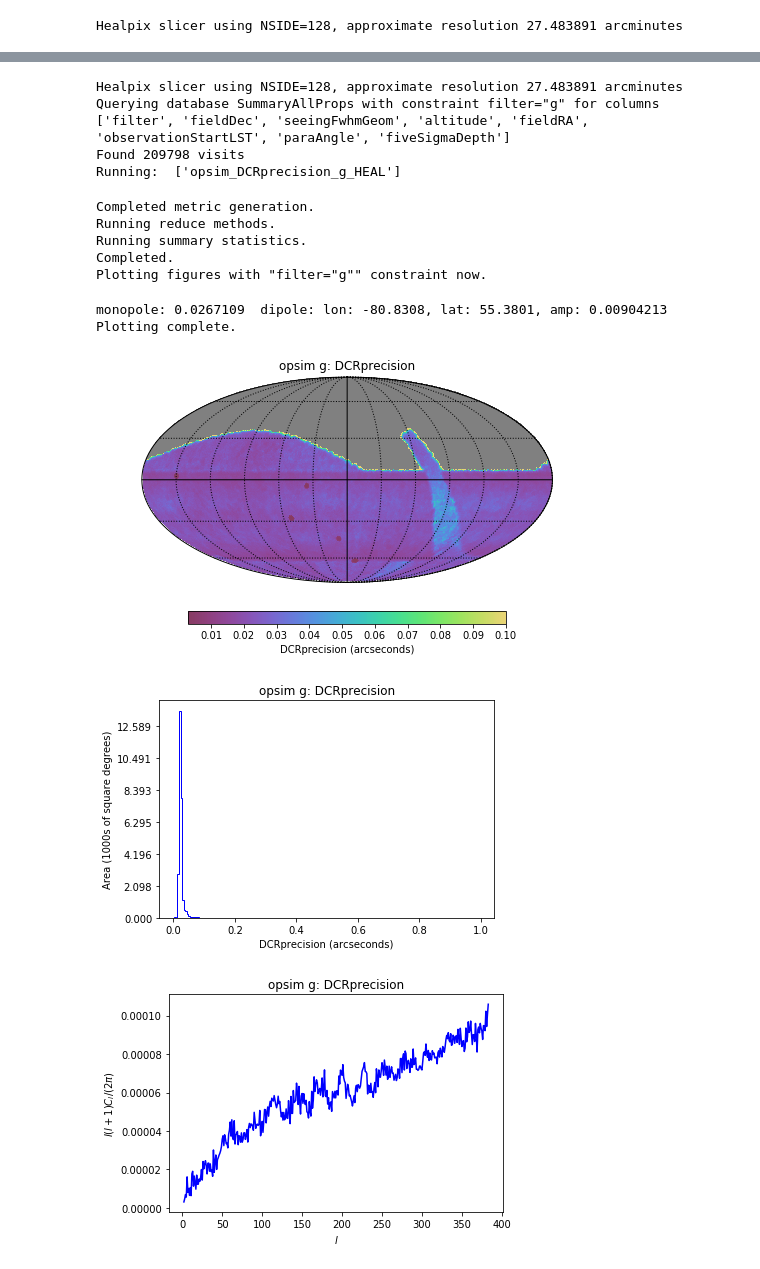
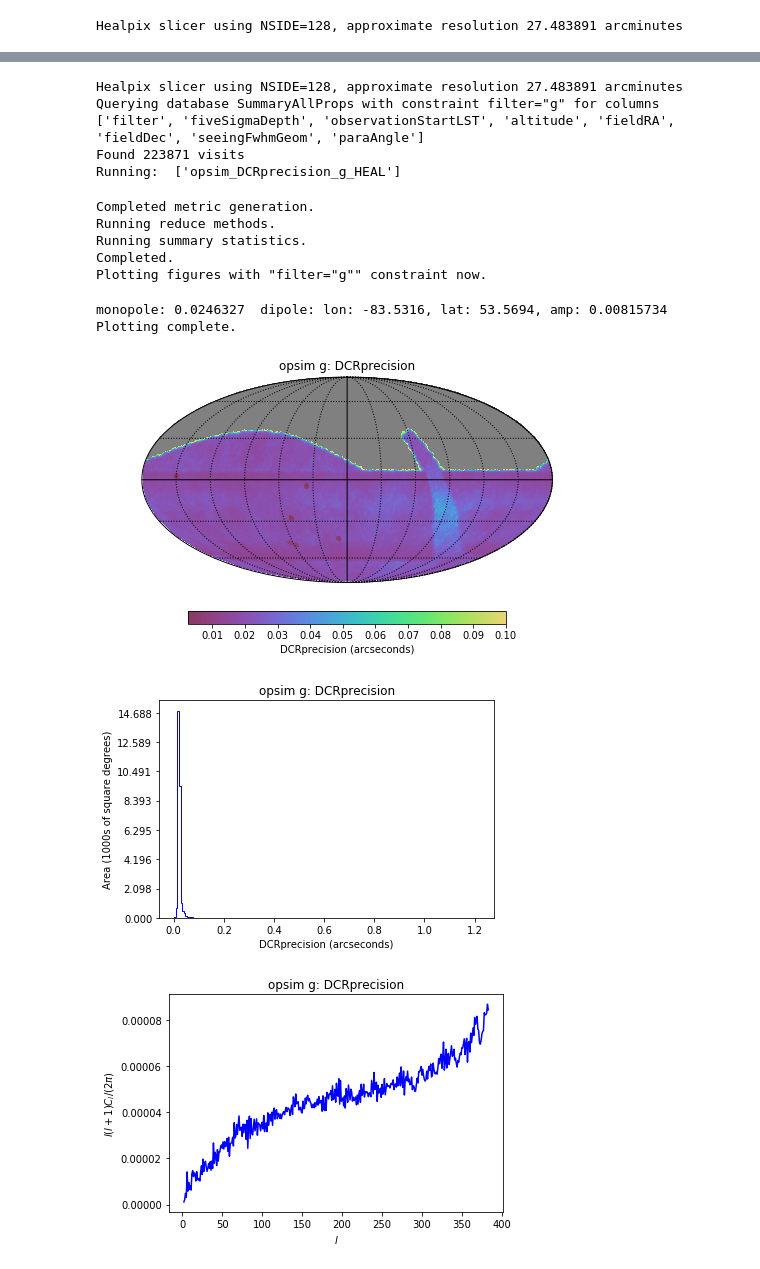
Before and after one commit to yoachim/20_Scratch, a Jupyter notebook: dcr_look/dcr_metric.ipynb, the cells around one changed output, grey strips where cells are left out. Cells and saved outputs as stored; diff of their text form; code cells hidden in the pictures.

```diff
--- a/dcr_look/dcr_metric.ipynb
+++ b/dcr_look/dcr_metric.ipynb
@@ -11,7 +11,7 @@ import lsst.sims.maf.slicers as slicers
 import lsst.sims.maf.stackers as stackers
 import lsst.sims.maf.metricBundles as metricBundles
 # %%
-dbFile = 'baseline_v1.4_10yrs.db'
+dbFile = 'baseline_v1.5_10yrs.db'
 # This connection checks which version it thinks the database is and should do the right thing schema-wise
 conn = db.OpsimDatabase(dbFile)
 outDir='temp'
@@ -52,28 +52,29 @@ hp.mollview(bundleList[0].metricValues)
 # %%
 bundleList = []
 sql = 'filter="g"'
 metric = metrics.DcrPrecisionMetric(rmag=24)
 slicer = slicers.HealpixSlicer()
 plotDict = {'colorMax': 0.1}
-bundleList.append(metricBundles.MetricBundle(metric,slicer,sql, plotDict=plotDict))
+summary_stats = [metrics.MedianMetric()]
+bundleList.append(metricBundles.MetricBundle(metric,slicer,sql, plotDict=plotDict, summaryMetrics=summary_stats))
 
 bd = metricBundles.makeBundlesDictFromList(bundleList)
 bg = metricBundles.MetricBundleGroup(bd, conn, outDir=outDir, resultsDb=resultsDb)
 bg.runAll()
 
 bg.plotAll(closefigs=False)
 # %% [output]
 Healpix slicer using NSIDE=128, approximate resolution 27.483891 arcminutes
-Querying database SummaryAllProps with constraint filter="g" for columns ['filter', 'fieldDec', 'seeingFwhmGeom', 'altitude', 'fieldRA', 'observationStartLST', 'paraAngle', 'fiveSigmaDepth']
-Found 209798 visits
+Querying database SummaryAllProps with constraint filter="g" for columns ['filter', 'fiveSigmaDepth', 'observationStartLST', 'altitude', 'fieldRA', 'fieldDec', 'seeingFwhmGeom', 'paraAngle']
+Found 223871 visits
 Running:  ['opsim_DCRprecision_g_HEAL']
 Completed metric generation.
 Running reduce methods.
 Running summary statistics.
 Completed.
 Plotting figures with "filter="g"" constraint now.
-monopole: 0.0267109  dipole: lon: -80.8308, lat: 55.3801, amp: 0.00904213
+monopole: 0.0246327  dipole: lon: -83.5316, lat: 53.5694, amp: 0.00815734
 Plotting complete.
-[figure, old version]
+[figure, new version]
-[figure, old version]
+[figure, new version]
-[figure, old version]
+[figure, new version]
```
Also changed, not shown: parts of 5 cells of this notebook.
